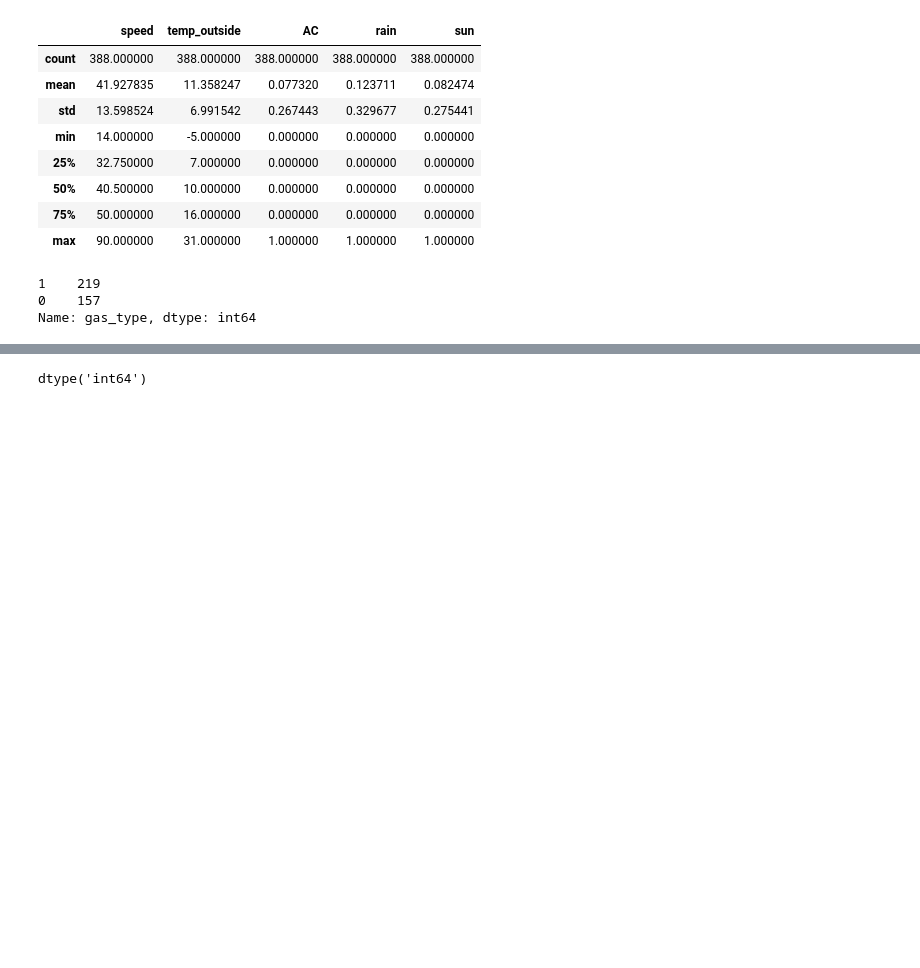
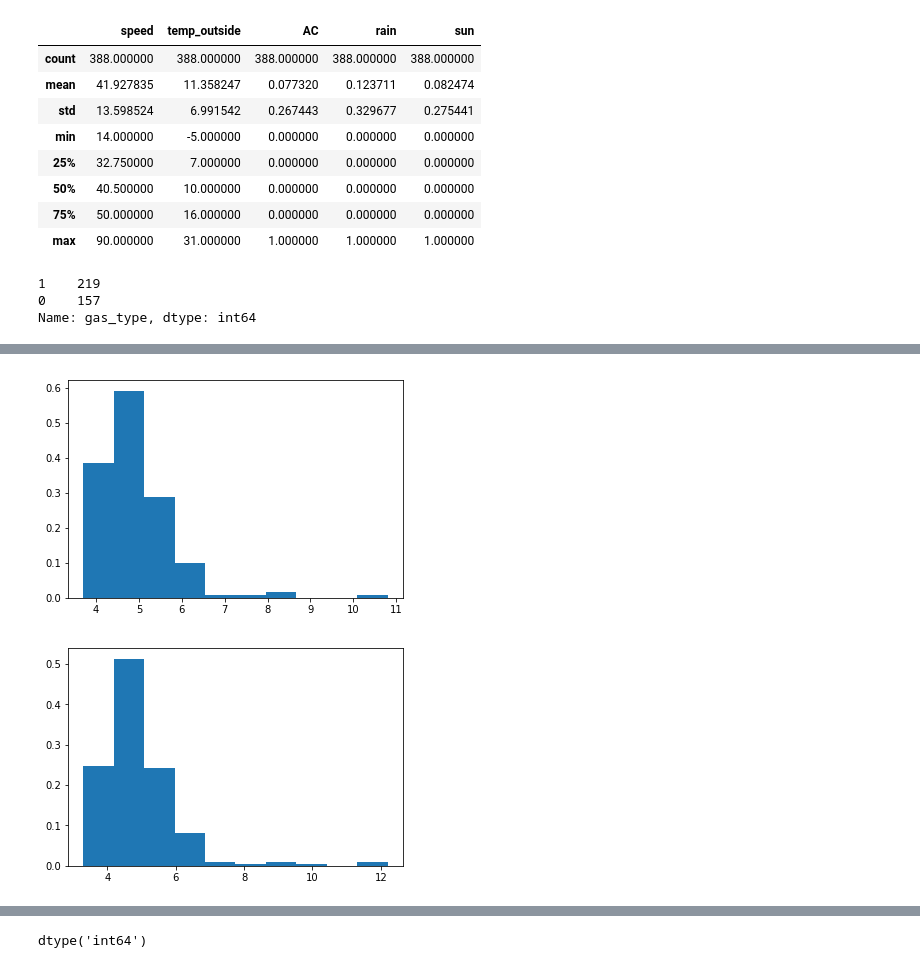
Before and after one commit to TakaakiBeppu/skilupai_MachineLearningCourse_task, a Jupyter notebook: Day1_work_別府貴晃.ipynb, the cells around one changed output, grey strips where cells are left out. Saved outputs shown, nothing was run; the diff lists cells and outputs as text; code cells hidden in the pictures; blank space fills up the shorter version.

```diff
--- a/Day1_work_別府貴晃.ipynb
+++ b/Day1_work_別府貴晃.ipynb
@@ -94,3 +83,15 @@ plt.show()
+# %%
+#ガソリン種類に応じたグラフの表示
+df_E10=df[df["gas_type"]==0]
+df_SP=df[df["gas_type"]==1]
+
+plt.hist(df_E10["consume"],normed=True)
+plt.show()
+plt.hist(df_SP["consume"],normed=True)
+plt.show()
+# %% [output]
+[figure, added]
+[figure, added]
 # %%
 #相関係数
 df_corr=df.corr()
```
Also changed, not shown: parts of 10 cells of this notebook.
